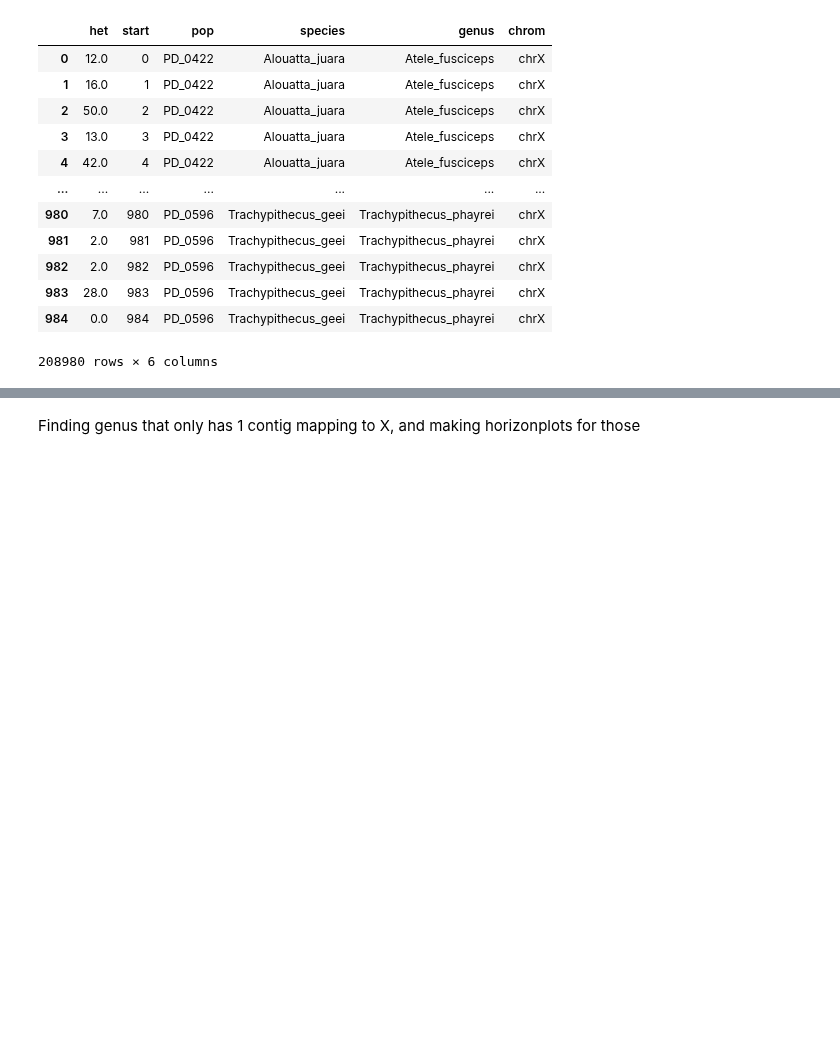
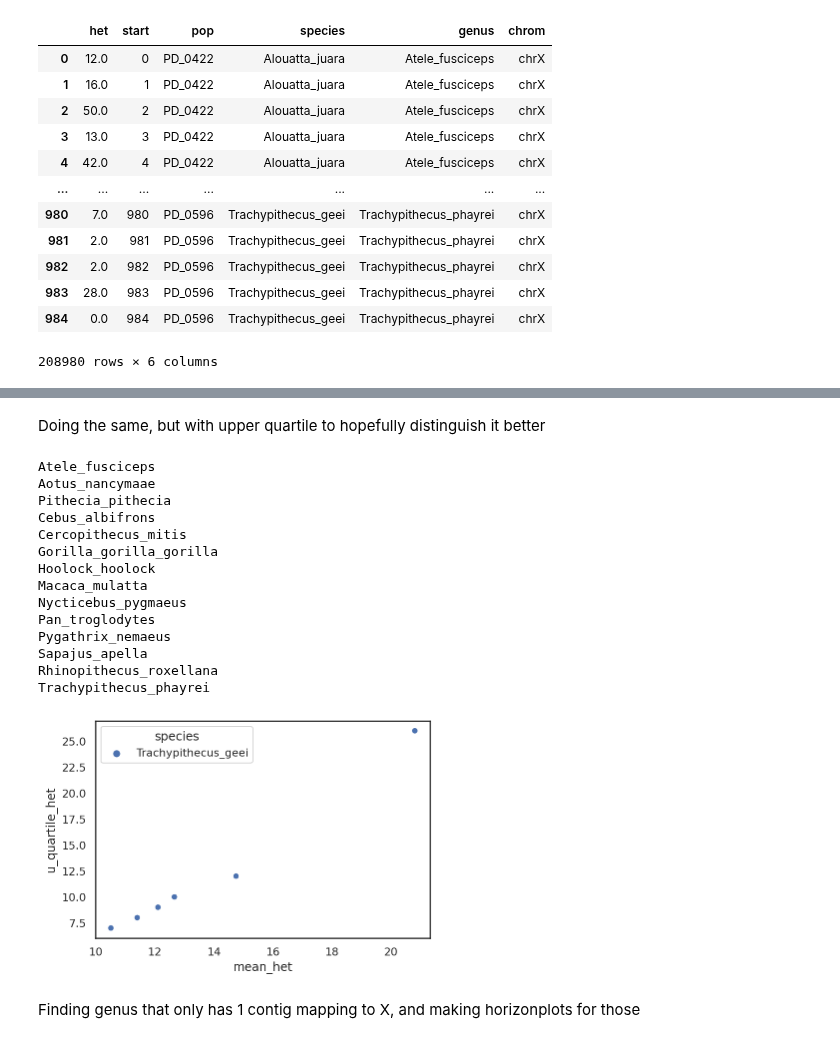
Before and after one commit to erikfogh/baboon_analysis, a Jupyter notebook: notebooks/Primatediversity_investigation.ipynb, the cells around one changed output, grey strips where cells are left out. Saved outputs shown, nothing was run; the diff lists cells and outputs as text; code cells hidden in the pictures; blank space fills up the shorter version.

Commit message:
primate_diversity horizongraphs

```diff
--- a/notebooks/Primatediversity_investigation.ipynb
+++ b/notebooks/Primatediversity_investigation.ipynb
@@ -357,3 +361,43 @@ Trachypithecus_phayrei
+# %% [markdown]
+Doing the same, but with upper quartile to hopefully distinguish it better
+# %%
+for genus in primate_df.genus.unique():
+    genus_df = primate_df.loc[primate_df.genus == genus]
+    print(genus)
+    mean_l = []
+    quartile_l = []
+    ID_l = []
+    s_l = []
+    IDs = genus_df["pop"].unique()
+    for ID in IDs:
+        id_df = genus_df.loc[genus_df["pop"] == ID]
+        ID_l.append(ID)
+        s_l.append(id_df.species[0])
+        mean_l.append(id_df["het"].mean())
+        quartile_l.append(id_df["het"].quantile(0.75))
+    d={"PDGP_ID": ID_l, "mean_het": mean_l, "u_quartile_het": quartile_l, "species": s_l}
+    df = pd.DataFrame(data=d)
+    plt.close()
+    fig = sns.scatterplot(data=df, x="mean_het", y="u_quartile_het", hue="species")
+    fig = fig.get_figure()
+    fig.savefig("../results/{}_u_quartile_mean.png".format(genus))
+    fig
+# %% [output]
+Atele_fusciceps
+Aotus_nancymaae
+Pithecia_pithecia
+Cebus_albifrons
+Cercopithecus_mitis
+Gorilla_gorilla_gorilla
+Hoolock_hoolock
+Macaca_mulatta
+Nycticebus_pygmaeus
+Pan_troglodytes
+Pygathrix_nemaeus
+Sapajus_apella
+Rhinopithecus_roxellana
+Trachypithecus_phayrei
+[figure, added]
 # %% [markdown]
 Finding genus that only has 1 contig mapping to X, and making horizonplots for those
 # %%
```
Also changed, not shown: parts of 4 cells of this notebook, 38 other files.
